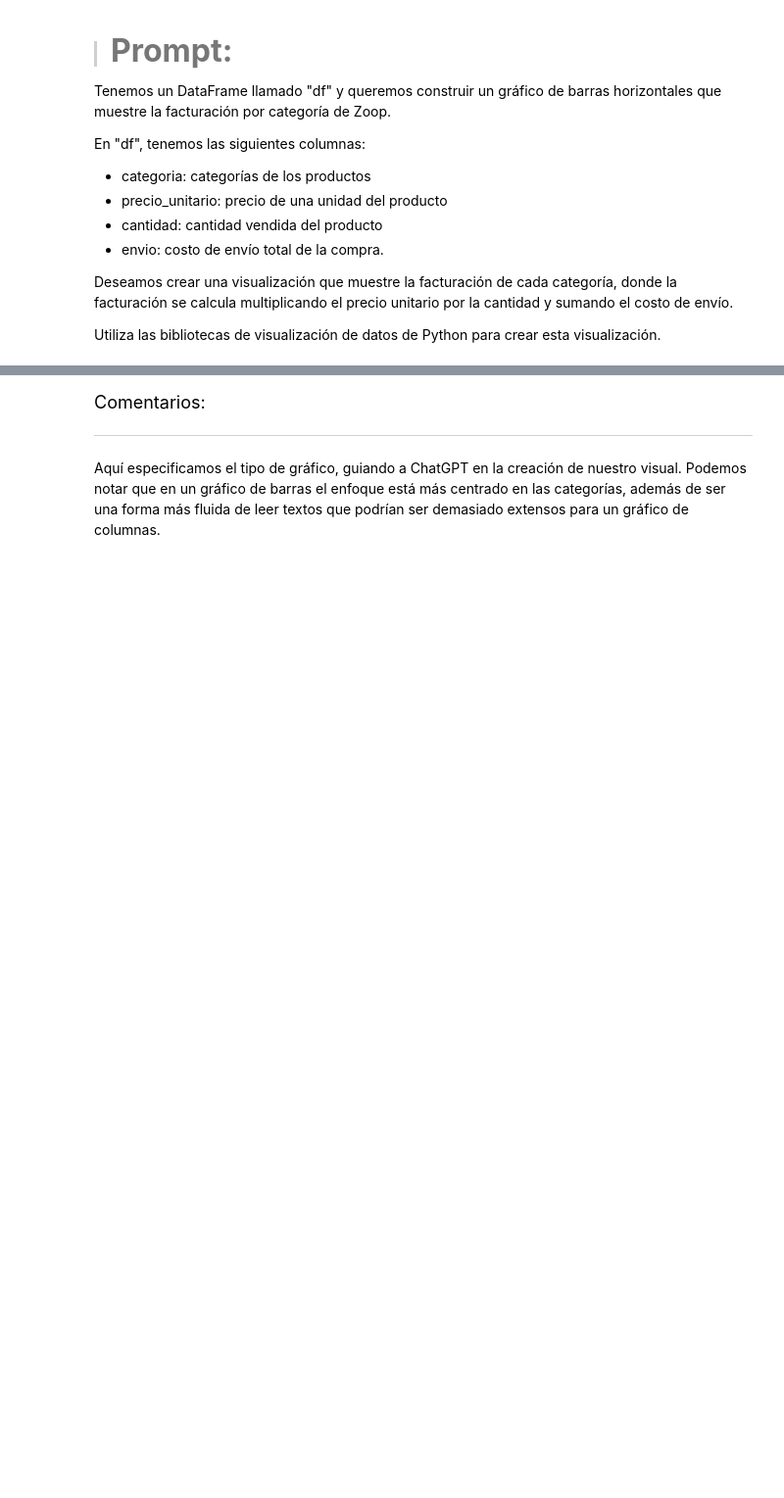
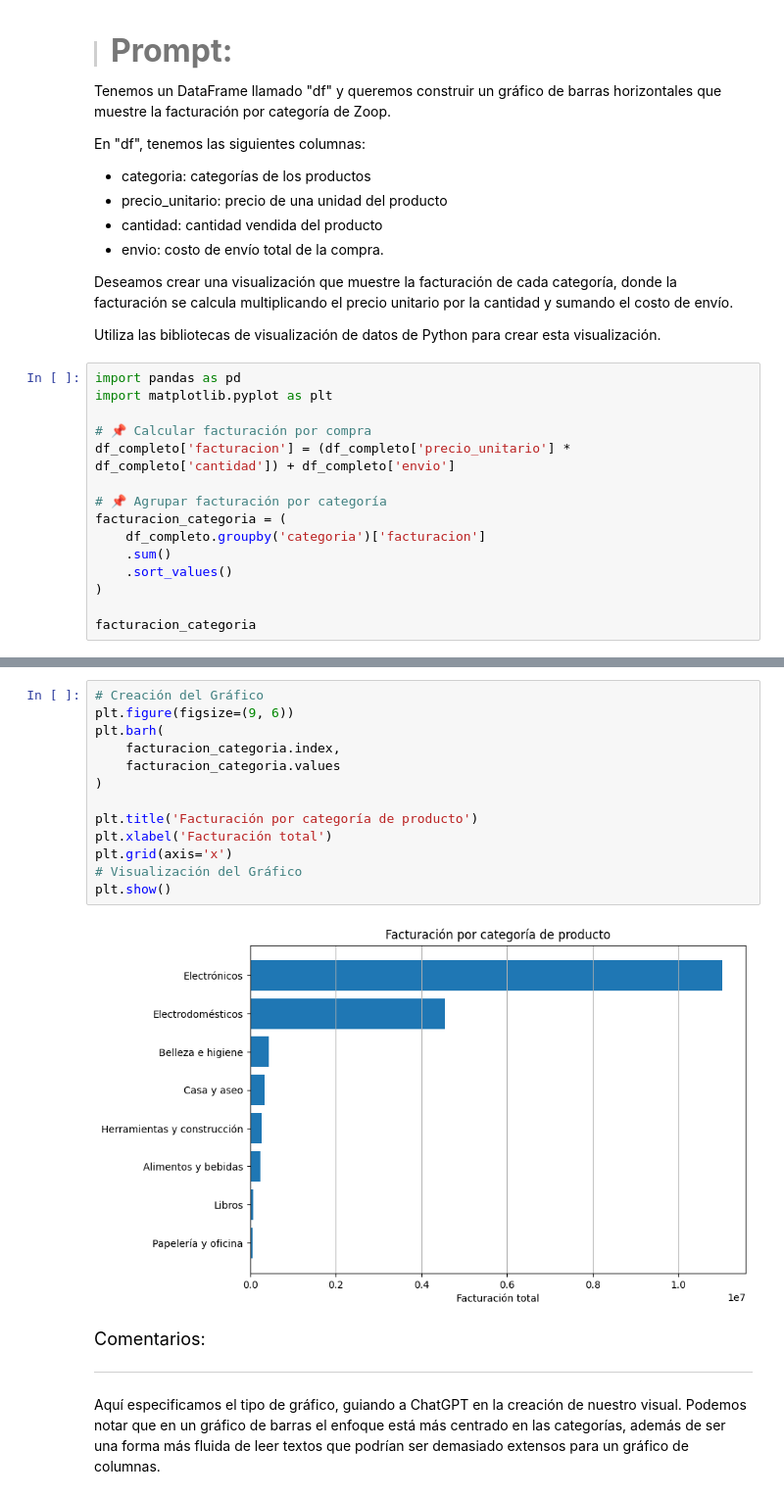
Before and after one commit to DaniGa-Mo/IA_Ciencia_de_Datos, a Jupyter notebook: IA_aplicada_a_ciencia_de_datos.ipynb, the cells around one changed output, grey strips where cells are left out. Shown: that part at 98% size. Drawn from its saved outputs; the diff is of its cells as text; blank space fills up the shorter version.

```diff
--- a/IA_aplicada_a_ciencia_de_datos.ipynb
+++ b/IA_aplicada_a_ciencia_de_datos.ipynb
@@ -582,3 +627,18 @@ En "df", tenemos las siguientes columnas:
 Deseamos crear una visualización que muestre la facturación de cada categoría, donde la facturación se calcula multiplicando el precio unitario por la cantidad y sumando el costo de envío.
 
 Utiliza las bibliotecas de visualización de datos de Python para crear esta visualización.
+# %%
+import pandas as pd
+import matplotlib.pyplot as plt
+
+# 📌 Calcular facturación por compra
+df_completo['facturacion'] = (df_completo['precio_unitario'] * df_completo['cantidad']) + df_completo['envio']
+
+# 📌 Agrupar facturación por categoría
+facturacion_categoria = (
+    df_completo.groupby('categoria')['facturacion']
+    .sum()
+    .sort_values()
+)
+
+facturacion_categoria
@@ -585,3 +657,18 @@ Utiliza las bibliotecas de visualización de datos de Python para crear esta vis
+# %%
+# Creación del Gráfico
+plt.figure(figsize=(9, 6))
+plt.barh(
+    facturacion_categoria.index,
+    facturacion_categoria.values
+)
+
+plt.title('Facturación por categoría de producto')
+plt.xlabel('Facturación total')
+plt.grid(axis='x')
+# Visualización del Gráfico
+plt.show()
+# %% [output]
+[figure, added]
 # %% [markdown]
 <font color="7b71ff" size=4> Comentarios: </font>
 
```
Also changed, not shown: parts of 11 cells of this notebook.
